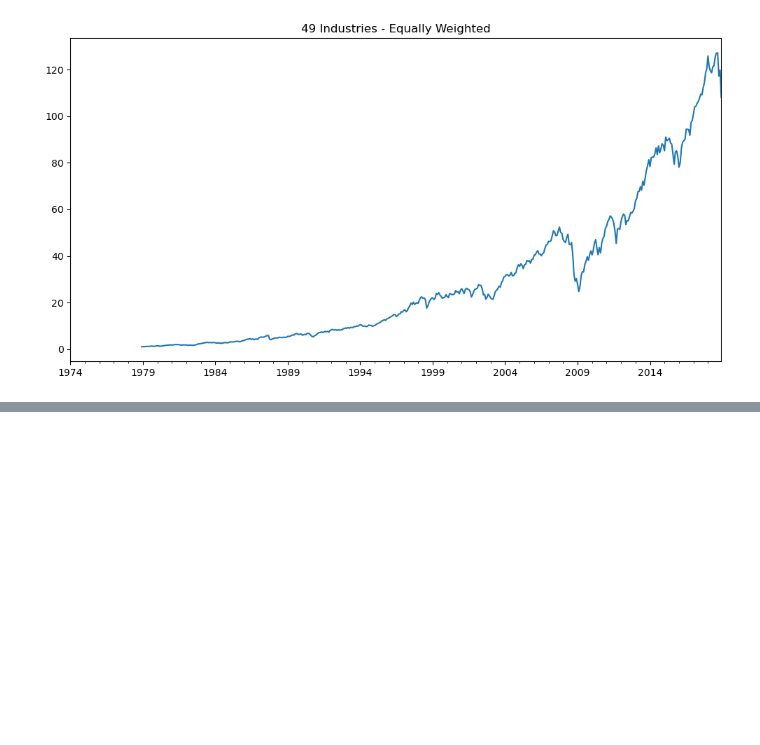
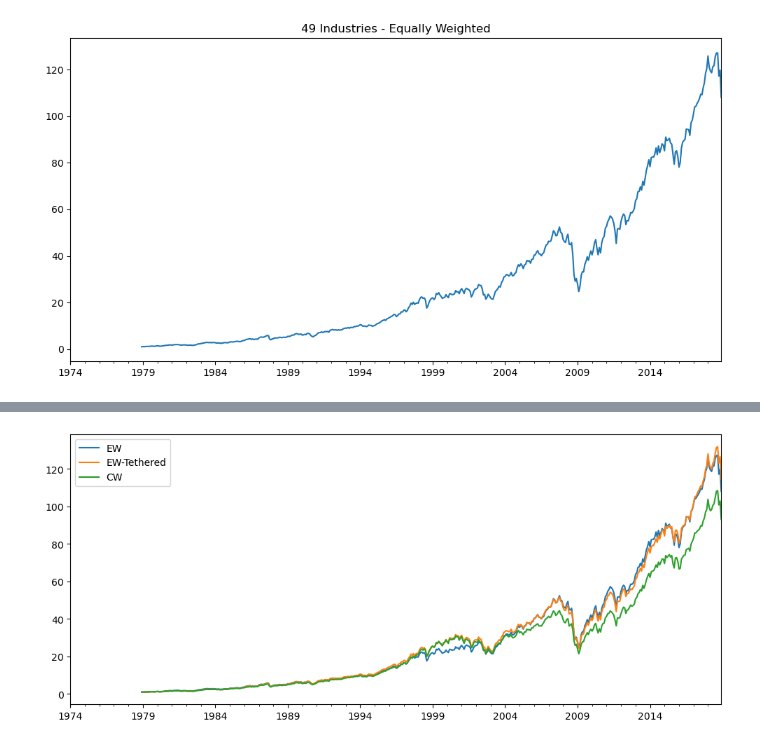
Before and after one commit to ahmet794/Investment-Banking-Asset-Management, a Jupyter notebook: Advanced Portfolio Construction and Analysis with Python/Labs Week 1.ipynb, the cells around one changed output, grey strips where cells are left out. Cells and saved outputs as stored; diff of their text form; code cells hidden in the pictures; blank space fills up the shorter version.

```diff
--- a/Advanced Portfolio Construction and Analysis with Python/Labs Week 1.ipynb
+++ b/Advanced Portfolio Construction and Analysis with Python/Labs Week 1.ipynb
@@ -339,0 +353,8 @@ NameError: name 'weight_cw' is not defined
+# %%
+ewr = rk.backtest_ws(ind49_rets)
+ewtr = rk.backtest_ws(ind49_rets, cap_weights=ind49_mcap, max_cw_mult=5, microcap_threshold=.005)
+cwr = rk.backtest_ws(ind49_rets, weighting=rk.weight_cw, cap_weights=ind49_mcap)
+btr = pd.DataFrame({"EW": ewr, "EW-Tethered": ewtr, "CW": cwr})
+(1+btr).cumprod().plot(figsize=(12,5))
+rk.summary_stats(btr.dropna())
+# %% [output]
@@ -339,0 +365 @@ NameError: name 'weight_cw' is not defined
+[figure, added]
```
Also changed, not shown: parts of 5 cells of this notebook, 1 other file.
